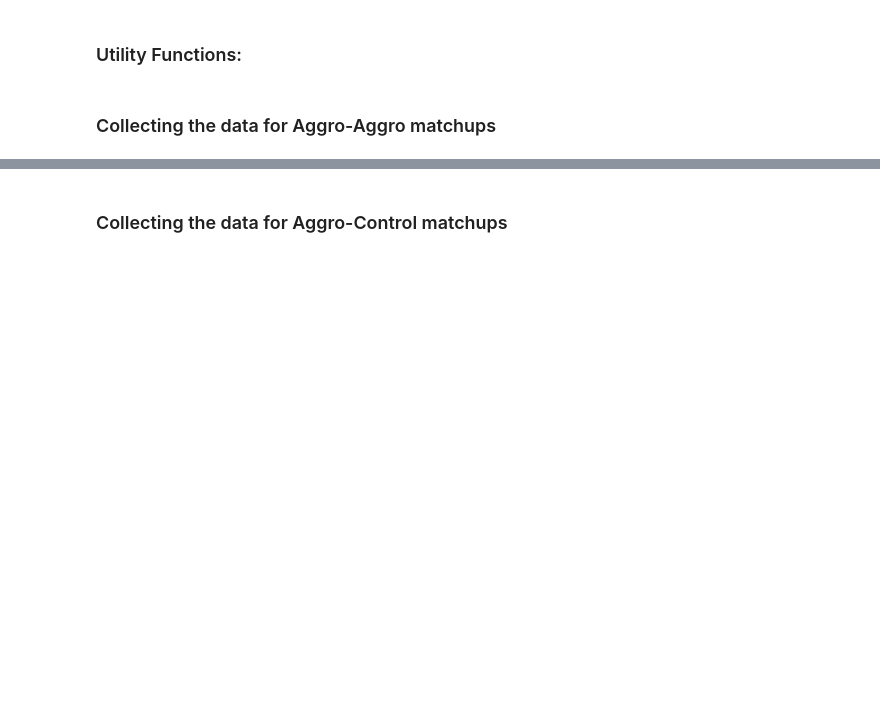
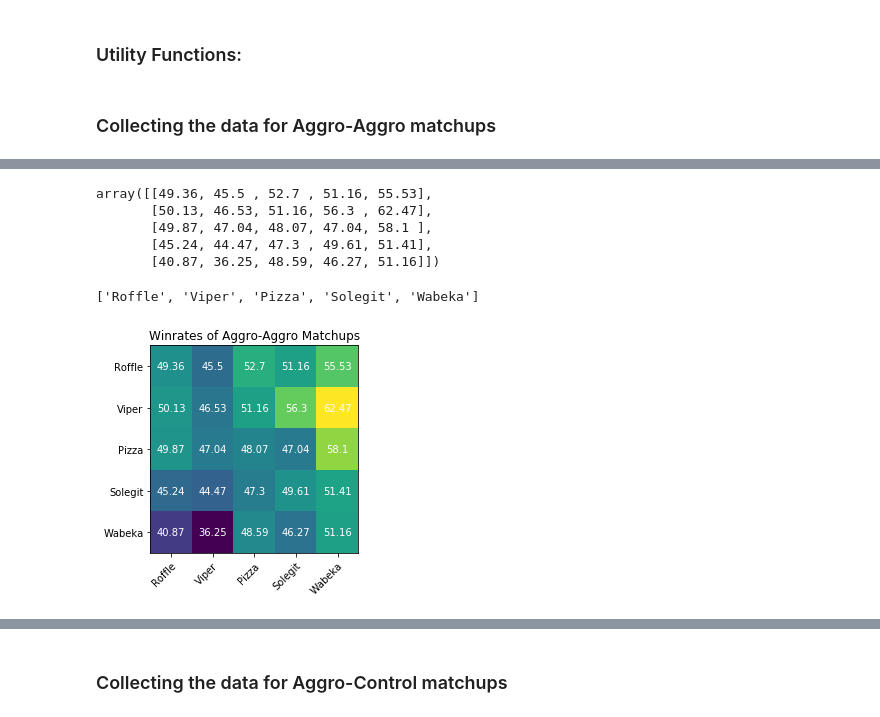
Before and after one commit to cww5/Sabber_Work_2019F, a Jupyter notebook: thesis-extensions/Spring_Data_Analysis.ipynb, the cells around one changed output, grey strips where cells are left out. Cells and saved outputs as stored; diff of their text form; code cells hidden in the pictures; blank space fills up the shorter version.

Commit message:
20200402 - Starting to get heatmaps

```diff
--- a/thesis-extensions/Spring_Data_Analysis.ipynb
+++ b/thesis-extensions/Spring_Data_Analysis.ipynb
@@ -299,0 +298,46 @@ sdf.iloc[ ,:]
+# %%
+p1_winratess = sdf.iloc[6,:]
+p1_wr = p1_winratess.values.reshape(5,5)
+p1_wr = p1_wr.round(2)
+p1_wr
+# %% [output]
+array([[49.36, 45.5 , 52.7 , 51.16, 55.53],
+       [50.13, 46.53, 51.16, 56.3 , 62.47],
+       [49.87, 47.04, 48.07, 47.04, 58.1 ],
+       [45.24, 44.47, 47.3 , 49.61, 51.41],
+       [40.87, 36.25, 48.59, 46.27, 51.16]])
+# %%
+players = []
+for match in p1_winratess.index.values:#.reshape(5,5)
+    p = match.split('-')[0]
+    if p not in players:
+        players.append(p)
+players
+# %% [output]
+['Roffle', 'Viper', 'Pizza', 'Solegit', 'Wabeka']
+# %%
+fig, ax = plt.subplots()
+im = ax.imshow(p1_wr)
+
+# We want to show all ticks...
+ax.set_xticks(np.arange(len(players)))
+ax.set_yticks(np.arange(len(players)))
+# ... and label them with the respective list entries
+ax.set_xticklabels(players)
+ax.set_yticklabels(players)
+
+# Rotate the tick labels and set their alignment.
+plt.setp(ax.get_xticklabels(), rotation=45, ha="right",
+         rotation_mode="anchor")
+
+# Loop over data dimensions and create text annotations.
+for i in range(len(players)):
+    for j in range(len(players)):
+        text = ax.text(j, i, p1_wr[i, j],
+                       ha="center", va="center", color="w")
+
+ax.set_title("Winrates of Aggro-Aggro Matchups")
+fig.tight_layout()
+plt.show()
+# %% [output]
+[figure, added]
```
Also changed, not shown: parts of 8 cells of this notebook.
